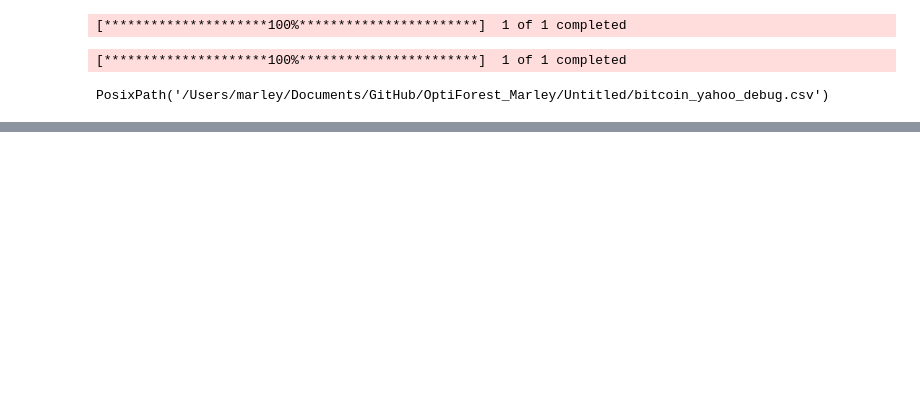
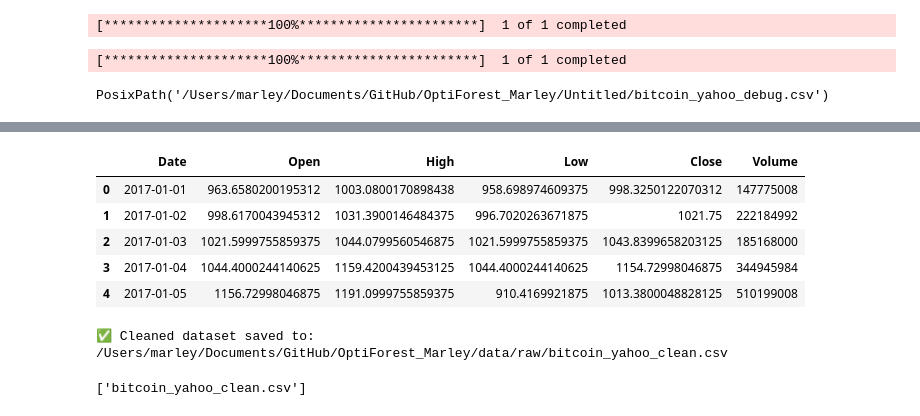
Before and after one commit to marleybharat/OptIForest, a Jupyter notebook: data_construction.ipynb, the cells around one changed output, grey strips where cells are left out. Saved outputs shown, nothing was run; the diff lists cells and outputs as text; code cells hidden in the pictures; blank space fills up the shorter version.

```diff
--- a/data_construction.ipynb
+++ b/data_construction.ipynb
@@ -98,0 +168,45 @@ PosixPath('/Users/marley/Documents/GitHub/OptiForest_Marley/Untitled/bitcoin_yah
+# %%
+import pandas as pd
+from pathlib import Path
+
+# Rename 'Price' to 'Date' and reorder
+df = df.rename(columns={"Price": "Date"})
+
+# Keep and reorder columns correctly
+df = df[["Date", "Open", "High", "Low", "Close", "Volume"]]
+
+# Convert Date column to datetime
+df["Date"] = pd.to_datetime(df["Date"], errors="coerce")
+
+# Drop any missing rows (just to tidy up)
+df = df.dropna().reset_index(drop=True)
+
+# Sort chronologically
+df = df.sort_values("Date").reset_index(drop=True)
+
+df.head()
+# %% [output]
+|  | Date | Open | High | Low | Close | Volume |
+| 0 | 2017-01-01 | 963.6580200195312 | 1003.0800170898438 | 958.698974609375 | 998.3250122070312 | 147775008 |
+| 1 | 2017-01-02 | 998.6170043945312 | 1031.3900146484375 | 996.7020263671875 | 1021.75 | 222184992 |
+| 2 | 2017-01-03 | 1021.5999755859375 | 1044.0799560546875 | 1021.5999755859375 | 1043.8399658203125 | 185168000 |
+| 3 | 2017-01-04 | 1044.4000244140625 | 1159.4200439453125 | 1044.4000244140625 | 1154.72998046875 | 344945984 |
+| 4 | 2017-01-05 | 1156.72998046875 | 1191.0999755859375 | 910.4169921875 | 1013.3800048828125 | 510199008 |
+# %%
+from pathlib import Path
+
+# Define target directory
+target_dir = Path("/Users/marley/Documents/GitHub/OptiForest_Marley/data/raw")
+target_dir.mkdir(parents=True, exist_ok=True)  # ✅ create folder if it doesn't exist
+
+# Now save the file safely
+clean_path = target_dir / "bitcoin_yahoo_clean.csv"
+df.to_csv(clean_path, index=False)
+print("✅ Cleaned dataset saved to:", clean_path)
+# %% [output]
+✅ Cleaned dataset saved to: /Users/marley/Documents/GitHub/OptiForest_Marley/data/raw/bitcoin_yahoo_clean.csv
+# %%
+import os
+os.listdir(target_dir)
+# %% [output]
+['bitcoin_yahoo_clean.csv']
```
Also changed, not shown: parts of 17 cells of this notebook, 2 other files.
